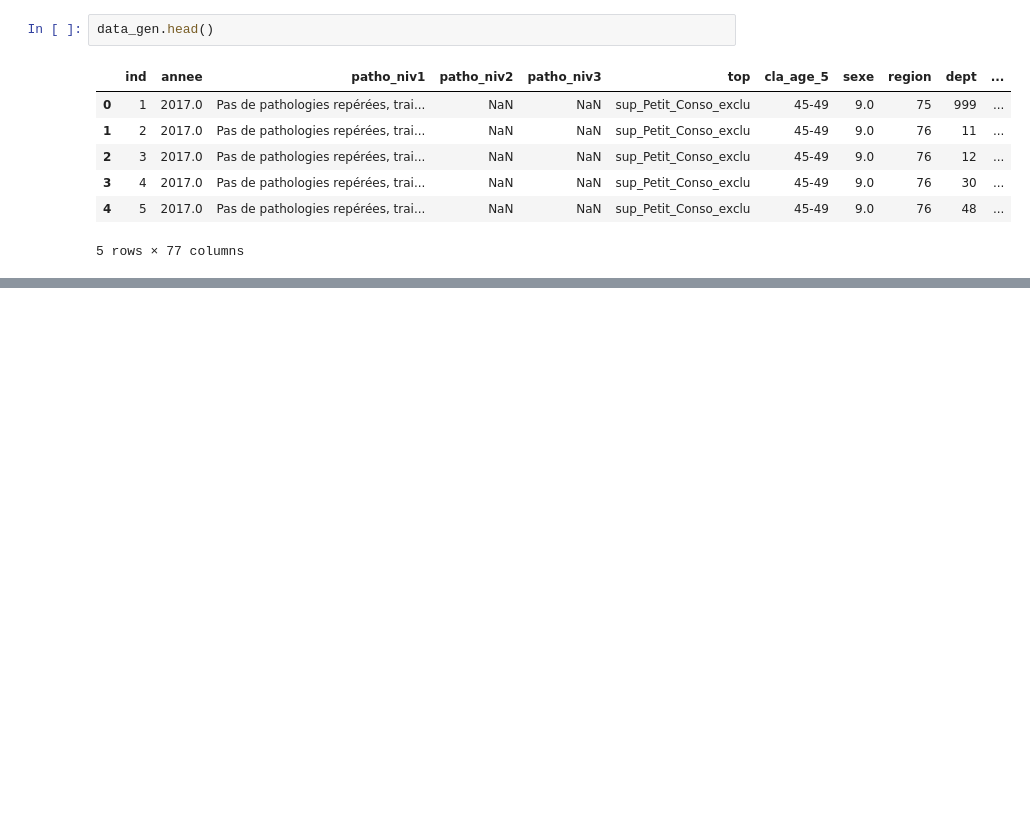
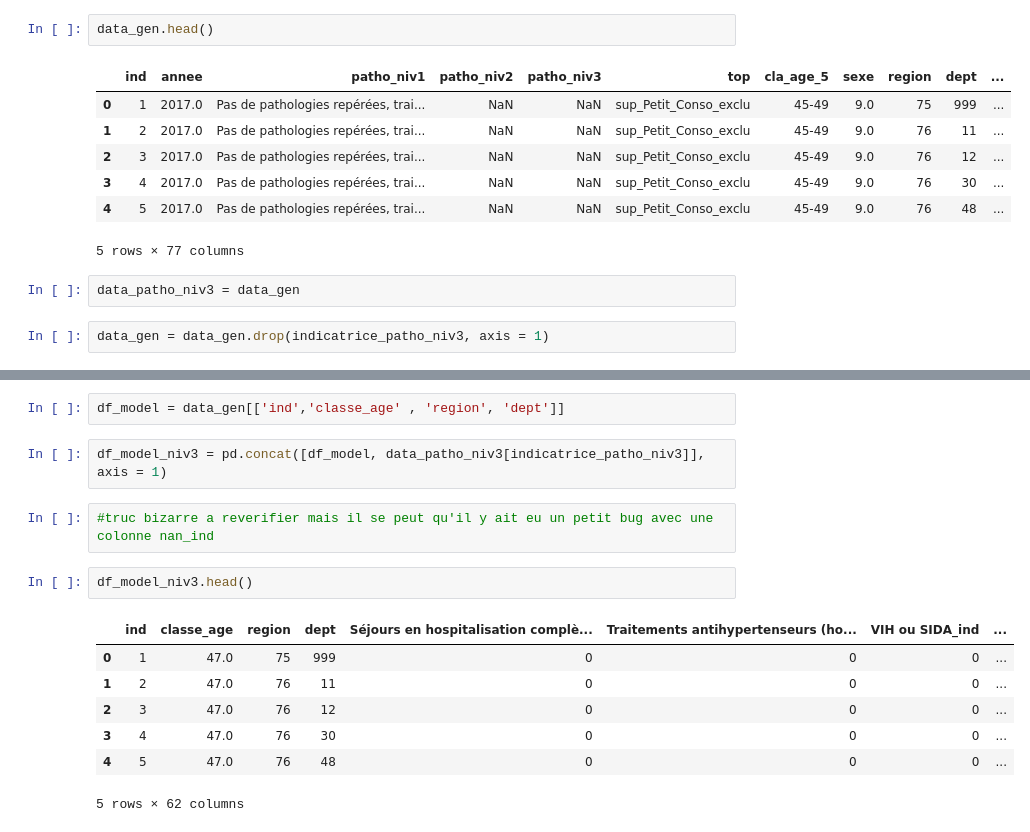
Before and after one commit to tpaquier/Python_DS, a Jupyter notebook: main_code.ipynb, the cells around one changed output, grey strips where cells are left out. Drawn from its saved outputs; the diff is of its cells as text; blank space fills up the shorter version.

Commit message:
début de modélisation et tentative de récupération d'une base pour croiser avec la pollution

```diff
--- a/main_code.ipynb
+++ b/main_code.ipynb
@@ -247,3 +247,7 @@ data_gen.head()
 | 3 | 4 | 2017.0 | Pas de pathologies repérées, trai... | NaN | NaN | sup_Petit_Conso_exclu | 45-49 | 9.0 | 76 | 30 | ... |
 | 4 | 5 | 2017.0 | Pas de pathologies repérées, trai... | NaN | NaN | sup_Petit_Conso_exclu | 45-49 | 9.0 | 76 | 48 | ... |
 5 rows × 77 columns
+# %%
+data_patho_niv3 = data_gen
+# %%
+data_gen = data_gen.drop(indicatrice_patho_niv3, axis = 1)
@@ -249,0 +265,16 @@ data_gen.head()
+# %%
+df_model = data_gen[['ind','classe_age' , 'region', 'dept']]
+# %%
+df_model_niv3 = pd.concat([df_model, data_patho_niv3[indicatrice_patho_niv3]], axis = 1)
+# %%
+#truc bizarre a reverifier mais il se peut qu'il y ait eu un petit bug avec une colonne nan_ind
+# %%
+df_model_niv3.head()
+# %% [output]
+|  | ind | classe_age | region | dept | Séjours en hospitalisation complè... | Traitements antihypertenseurs (ho... | VIH ou SIDA_ind | ... |
+| 0 | 1 | 47.0 | 75 | 999 | 0 | 0 | 0 | ... |
+| 1 | 2 | 47.0 | 76 | 11 | 0 | 0 | 0 | ... |
+| 2 | 3 | 47.0 | 76 | 12 | 0 | 0 | 0 | ... |
+| 3 | 4 | 47.0 | 76 | 30 | 0 | 0 | 0 | ... |
+| 4 | 5 | 47.0 | 76 | 48 | 0 | 0 | 0 | ... |
+5 rows × 62 columns
```
Also changed, not shown: parts of 4 cells of this notebook, 1 other file.
